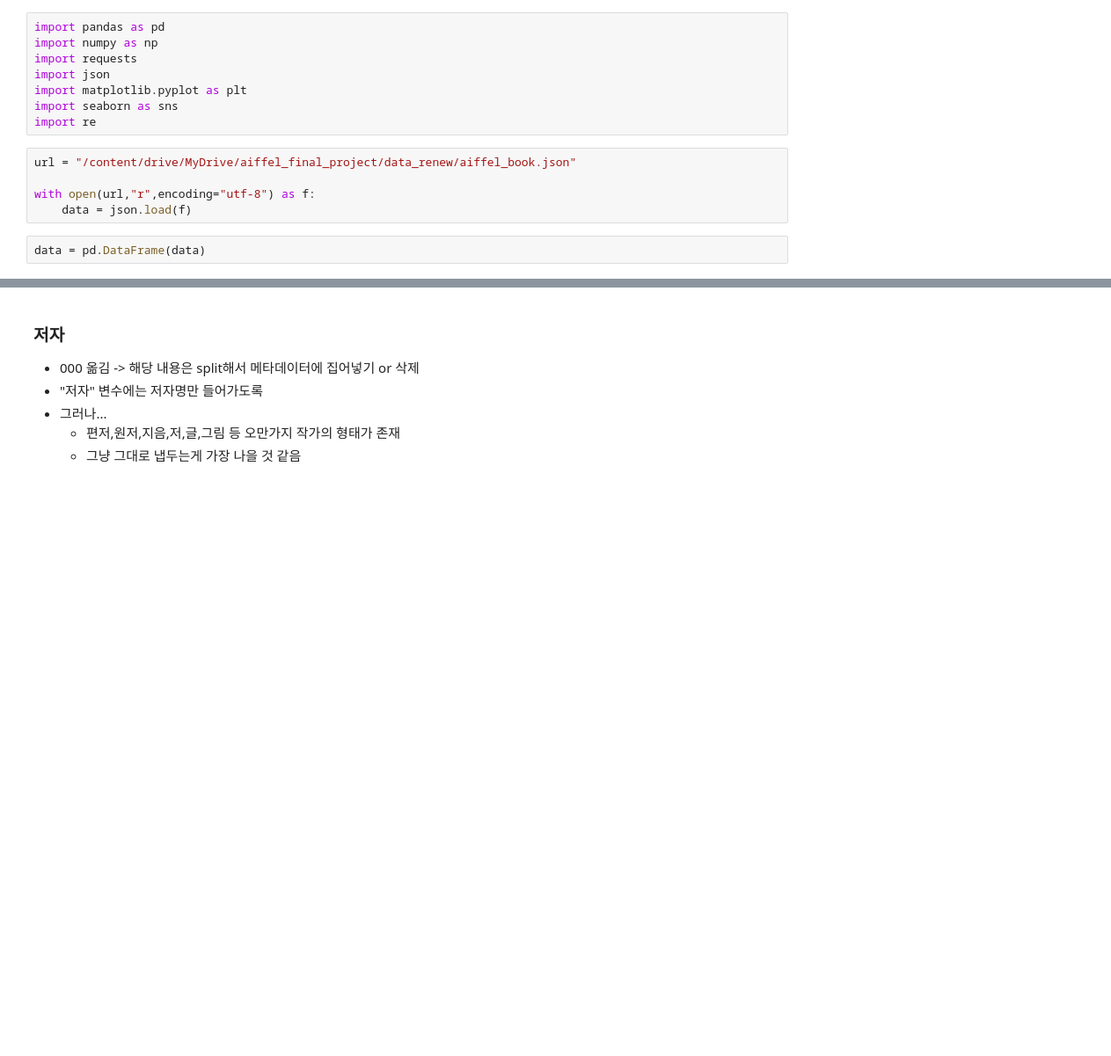
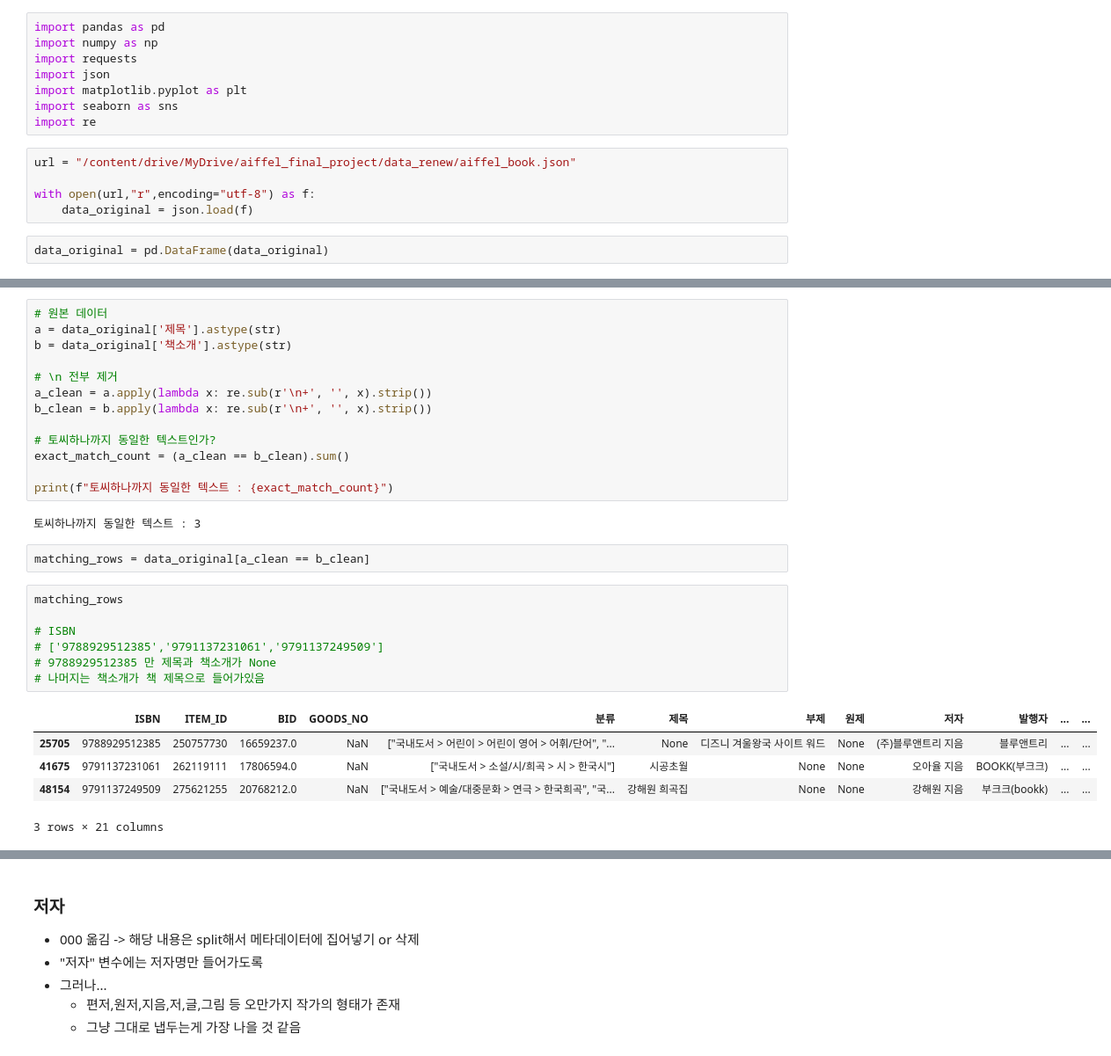
Before and after one commit to YangJiWoong96/Kill_the_RAG, a Jupyter notebook: Project/Aiffel_final_project/Preprocessing/Real_Book_Data_Preprocess.ipynb, the cells around one changed output, grey strips where cells are left out. Shown at 88% size. Saved outputs shown, nothing was run; the diff lists cells and outputs as text; blank space fills up the shorter version.

```diff
--- a/Project/Aiffel_final_project/Preprocessing/Real_Book_Data_Preprocess.ipynb
+++ b/Project/Aiffel_final_project/Preprocessing/Real_Book_Data_Preprocess.ipynb
@@ -15,6 +15,6 @@ import re
 url = "/content/drive/MyDrive/aiffel_final_project/data_renew/aiffel_book.json"
 
 with open(url,"r",encoding="utf-8") as f:
-    data = json.load(f)
+    data_original = json.load(f)
 # %%
-data = pd.DataFrame(data)
+data_original = pd.DataFrame(data_original)
@@ -20,0 +41,30 @@ data = pd.DataFrame(data)
+# %%
+# 원본 데이터
+a = data_original['제목'].astype(str)
+b = data_original['책소개'].astype(str)
+
+# \n 전부 제거
+a_clean = a.apply(lambda x: re.sub(r'\n+', '', x).strip())
+b_clean = b.apply(lambda x: re.sub(r'\n+', '', x).strip())
+
+# 토씨하나까지 동일한 텍스트인가?
+exact_match_count = (a_clean == b_clean).sum()
+
+print(f"토씨하나까지 동일한 텍스트 : {exact_match_count}")
+# %% [output]
+토씨하나까지 동일한 텍스트 : 3
+# %%
+matching_rows = data_original[a_clean == b_clean]
+# %%
+matching_rows
+
+# ISBN
+# ['9788929512385','9791137231061','9791137249509']
+# 9788929512385 만 제목과 책소개가 None
+# 나머지는 책소개가 책 제목으로 들어가있음
+# %% [output]
+|  | ISBN | ITEM_ID | BID | GOODS_NO | 분류 | 제목 | 부제 | 원제 | 저자 | 발행자 | ... | ... |
+| 25705 | 9788929512385 | 250757730 | 16659237.0 | NaN | ["국내도서 > 어린이 > 어린이 영어 > 어휘/단어", "... | None | 디즈니 겨울왕국 사이트 워드 | None | (주)블루앤트리 지음 | 블루앤트리 | ... | ... |
+| 41675 | 9791137231061 | 262119111 | 17806594.0 | NaN | ["국내도서 > 소설/시/희곡 > 시 > 한국시"] | 시공초월 | None | None | 오아율 지음 | BOOKK(부크크) | ... | ... |
+| 48154 | 9791137249509 | 275621255 | 20768212.0 | NaN | ["국내도서 > 예술/대중문화 > 연극 > 한국희곡", "국... | 강해원 희곡집 | None | None | 강해원 지음 | 부크크(bookk) | ... | ... |
+3 rows × 21 columns
```
Also changed, not shown: parts of 20 cells of this notebook, 1 other file.
